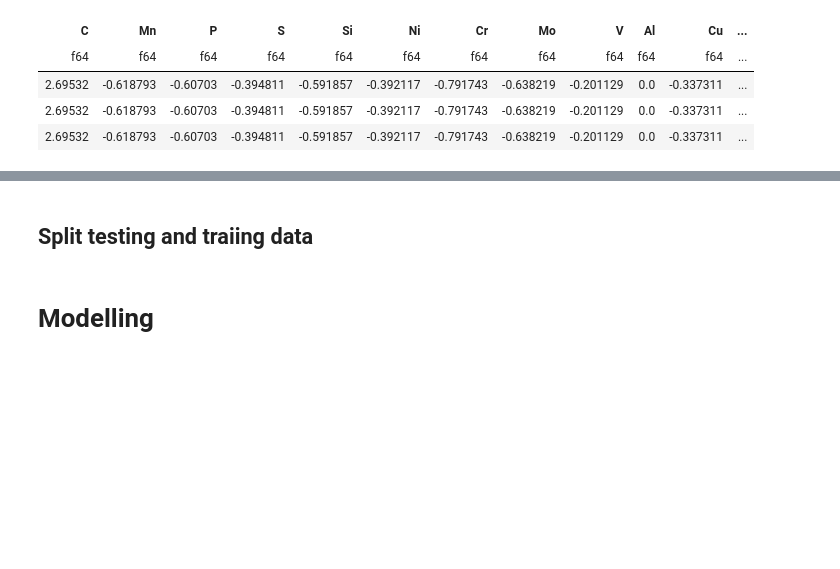
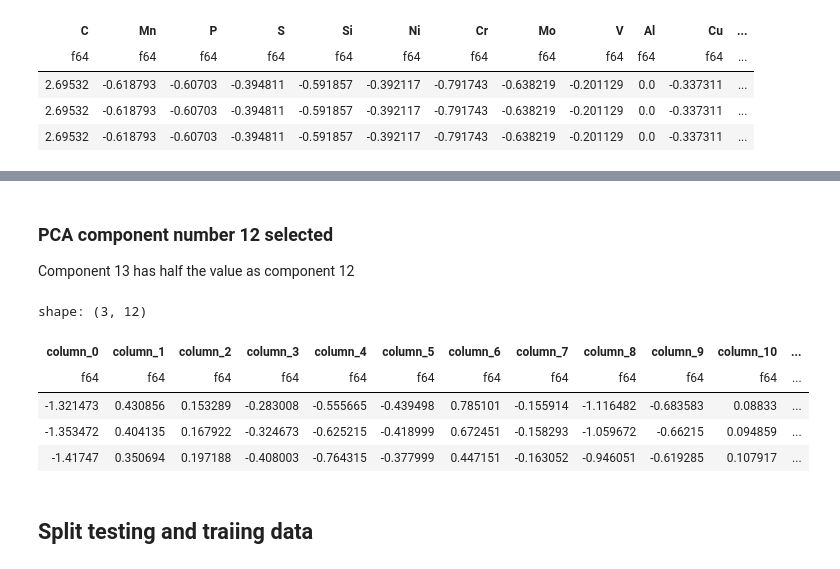
Before and after one commit to Nate-Sheibley/Mild-Steel-Tempering, a Jupyter notebook: Mild_Steel_Tempering-main.ipynb, the cells around one changed output, grey strips where cells are left out. Drawn from its saved outputs; the diff is of its cells as text; code cells hidden in the pictures; blank space fills up the shorter version.

```diff
--- a/Mild_Steel_Tempering-main.ipynb
+++ b/Mild_Steel_Tempering-main.ipynb
@@ -1452,0 +1458,17 @@ shape: (1_286, 44)
+# %%
+X = pl.read_csv(f"{resources_path}/X.csv")
+# %%
+pca_explained_sum = {'x': [], 'pca_explained_var': []}
+pca_explained_min = {'x': [], 'pca_explained_var': []}
+for x in range(3,30):
+    pca = PCA(n_components=x ,random_state=random_state)
+
+    pca.fit(X)
+
+    pca_explained_sum['x'].append(x)
+    sum_explained = np.sum(pca.explained_variance_ratio_)
+    pca_explained_sum['pca_explained_var'].append(sum_explained)
+
+    pca_explained_min['x'].append(x)
+    min_explained = np.min(pca.explained_variance_ratio_)
+    pca_explained_min['pca_explained_var'].append(min_explained)
@@ -1453,2 +1520,21 @@ shape: (1_286, 44)
+# %% [markdown]
+### PCA component number 12 selected
+Component 13 has half the value as component 12
+# %%
+pca = PCA(n_components= 12, random_state=random_state)
+
+pca.fit(X)
+
+X_pca = pca.transform(X)
+
+df_pca = pl.DataFrame(X_pca)
+df_pca.head(3)
+# %% [output]
+shape: (3, 12)
+| column_0 | column_1 | column_2 | column_3 | column_4 | column_5 | column_6 | column_7 | column_8 | column_9 | column_10 | ... |
+| f64 | f64 | f64 | f64 | f64 | f64 | f64 | f64 | f64 | f64 | f64 | ... |
+| -1.321473 | 0.430856 | 0.153289 | -0.283008 | -0.555665 | -0.439498 | 0.785101 | -0.155914 | -1.116482 | -0.683583 | 0.08833 | ... |
+| -1.353472 | 0.404135 | 0.167922 | -0.324673 | -0.625215 | -0.418999 | 0.672451 | -0.158293 | -1.059672 | -0.66215 | 0.094859 | ... |
+| -1.41747 | 0.350694 | 0.197188 | -0.408003 | -0.764315 | -0.377999 | 0.447151 | -0.163052 | -0.946051 | -0.619285 | 0.107917 | ... |
 # %% [markdown]
 ## Split testing and traiing data
@@ -1457,2 +1544,0 @@ X_train, X_test, y_train, y_test = train_test_split(X, y, random_state=random_st
-# %% [markdown]
-# Modelling
```
Also changed, not shown: parts of 40 cells of this notebook, 5 other files.
